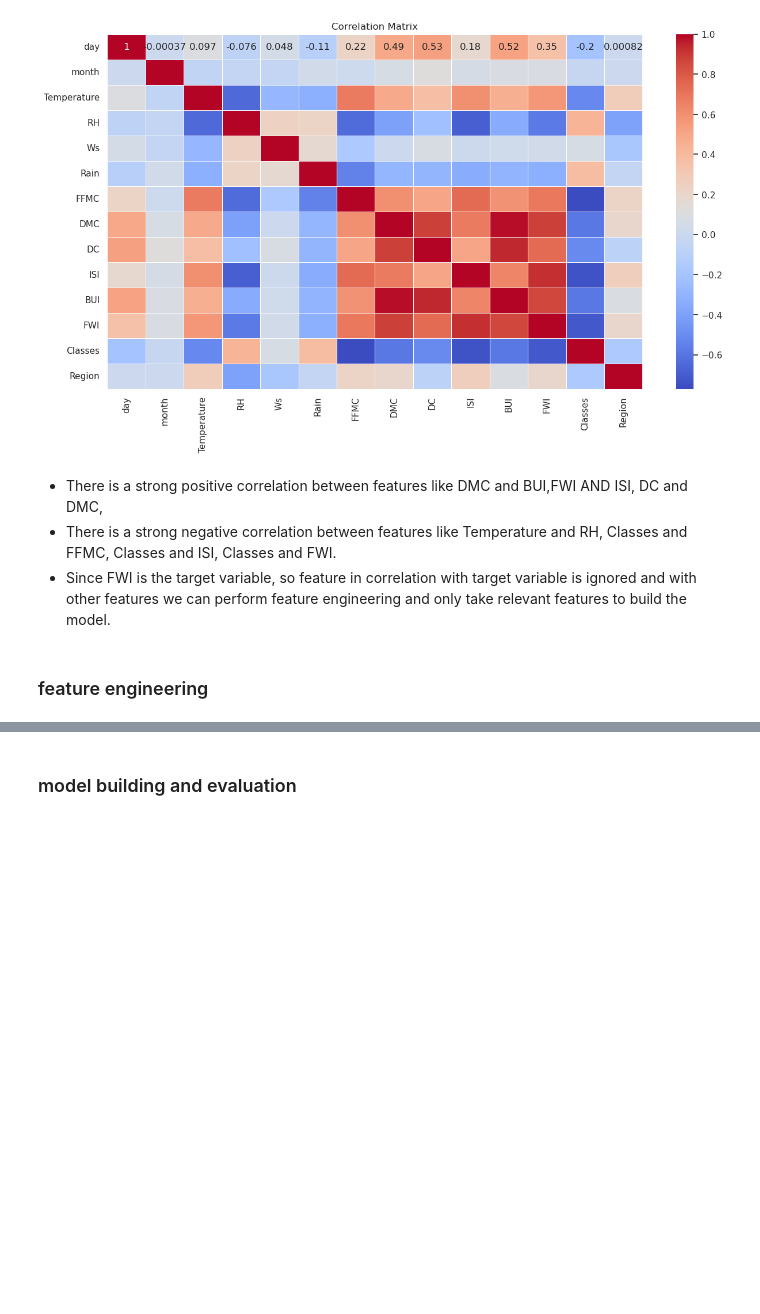
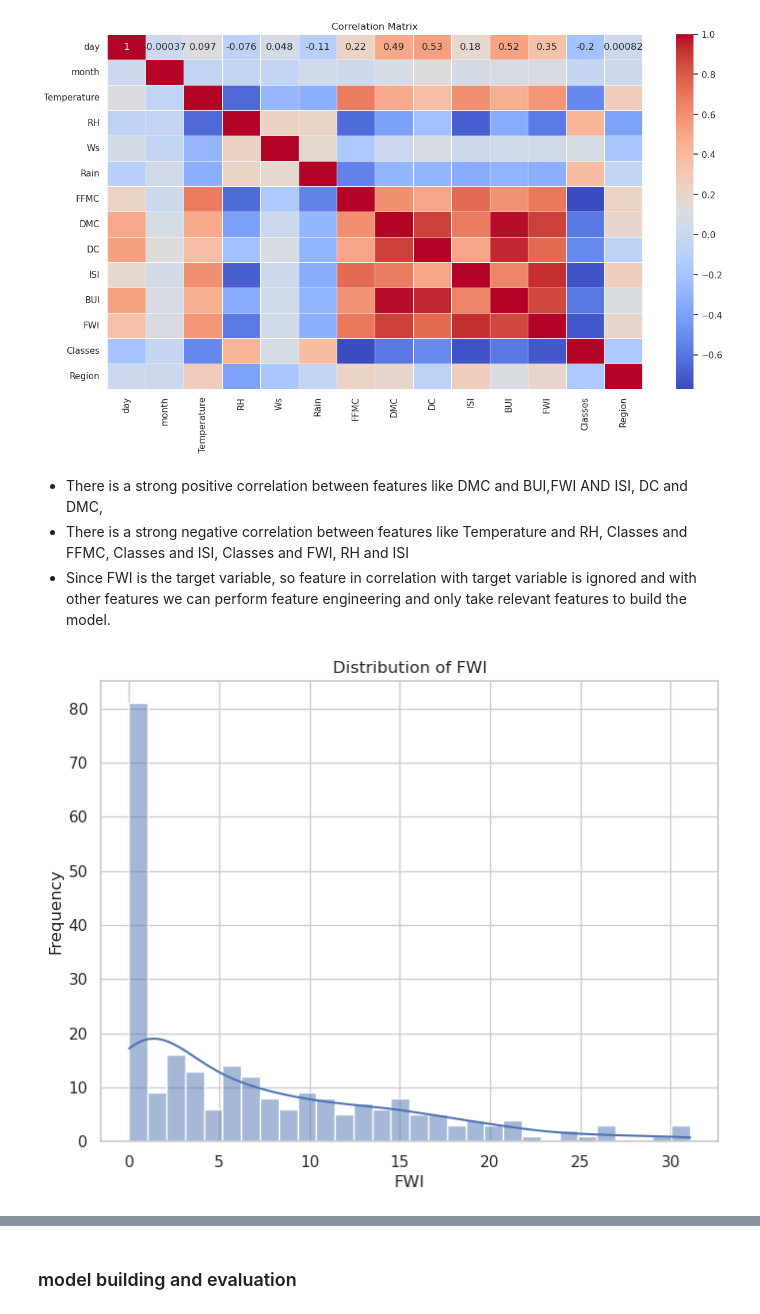
Before and after one commit to Bijay555/AML_3104, a Jupyter notebook: assignment_1/assignment_1.ipynb, the cells around one changed output, grey strips where cells are left out. Saved outputs shown, nothing was run; the diff lists cells and outputs as text; code cells hidden in the pictures; blank space fills up the shorter version.

```diff
--- a/assignment_1/assignment_1.ipynb
+++ b/assignment_1/assignment_1.ipynb
@@ -171,7 +162,15 @@ plt.show()
 [figure]
 # %% [markdown]
 + There is a strong positive correlation between features like DMC and BUI,FWI AND ISI, DC and DMC,
-+ There is a strong negative correlation between features like  Temperature and RH, Classes and FFMC, Classes and ISI, Classes and FWI.
++ There is a strong negative correlation between features like  Temperature and RH, Classes and FFMC, Classes and ISI, Classes and FWI, RH and ISI
 + Since FWI is the target variable, so feature in correlation with target variable is ignored and with other features we can perform feature engineering and only take relevant features to build the model.
-# %% [markdown]
-### feature engineering
+# %%
+# Distribution of the target variable (FWI)
+plt.figure(figsize=(8, 6))
+sns.histplot(df['FWI'], kde=True, bins=30)
+plt.title('Distribution of FWI')
+plt.xlabel('FWI')
+plt.ylabel('Frequency')
+plt.show()
+# %% [output]
+[figure, added]
```
Also changed, not shown: parts of 14 cells of this notebook.
